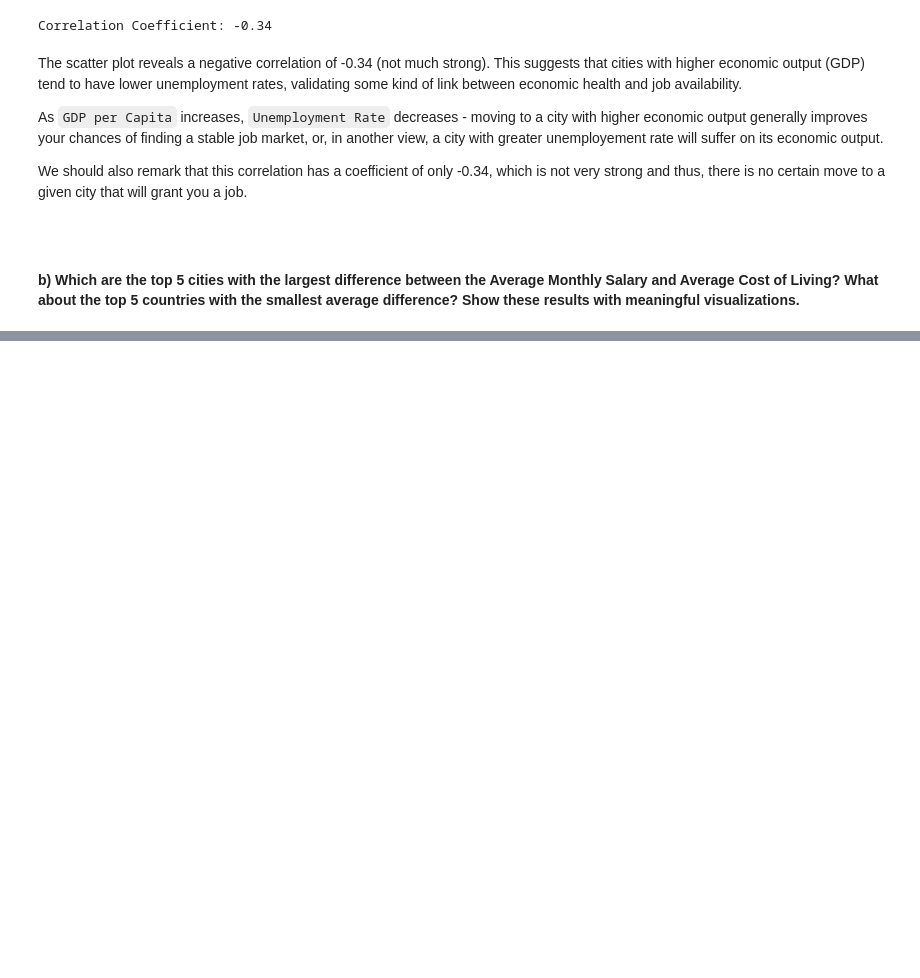
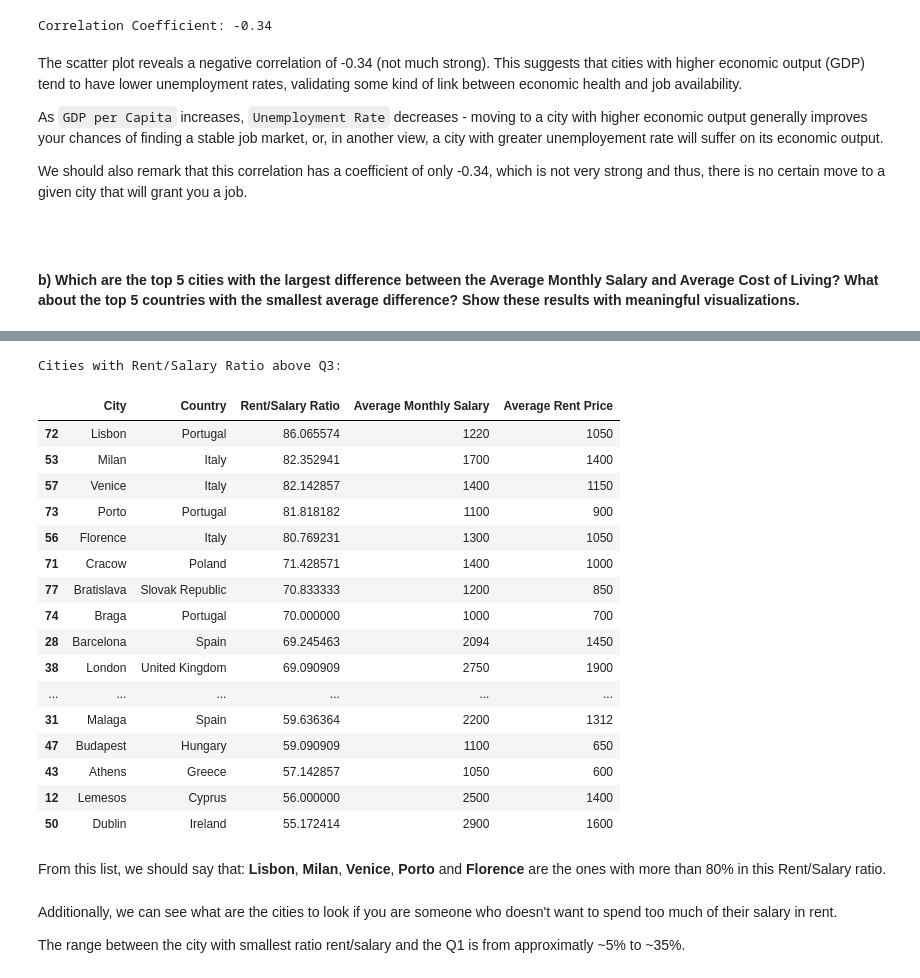
Before and after one commit to gugaffranco/ProgrammingForDataScienceG825, a Jupyter notebook: Data_Exploration.ipynb, the cells around one changed output, grey strips where cells are left out. Drawn from its saved outputs; the diff is of its cells as text; code cells hidden in the pictures; blank space fills up the shorter version.

```diff
--- a/Data_Exploration.ipynb
+++ b/Data_Exploration.ipynb
@@ -1961,0 +2276,31 @@ print(top_5_cities_savings)
+# %%
+p75 = rsr_df['Rent/Salary Ratio'].quantile(0.75)
+# %%
+high_rent_cities = rsr_df[['City', 'Country','Rent/Salary Ratio', 'Average Monthly Salary', 'Average Rent Price']][rsr_df['Rent/Salary Ratio'] > p75]
+high_rent_cities = high_rent_cities.sort_values(by='Rent/Salary Ratio', ascending=False)
+print('Cities with Rent/Salary Ratio above Q3:')
+high_rent_cities
+# %% [output]
+Cities with Rent/Salary Ratio above Q3:
+|  | City | Country | Rent/Salary Ratio | Average Monthly Salary | Average Rent Price |
+| 72 | Lisbon | Portugal | 86.065574 | 1220 | 1050 |
+| 53 | Milan | Italy | 82.352941 | 1700 | 1400 |
+| 57 | Venice | Italy | 82.142857 | 1400 | 1150 |
+| 73 | Porto | Portugal | 81.818182 | 1100 | 900 |
+| 56 | Florence | Italy | 80.769231 | 1300 | 1050 |
+| 71 | Cracow | Poland | 71.428571 | 1400 | 1000 |
+| 77 | Bratislava | Slovak Republic | 70.833333 | 1200 | 850 |
+| 74 | Braga | Portugal | 70.000000 | 1000 | 700 |
+| 28 | Barcelona | Spain | 69.245463 | 2094 | 1450 |
+| 38 | London | United Kingdom | 69.090909 | 2750 | 1900 |
+| ... | ... | ... | ... | ... | ... |
+| 31 | Malaga | Spain | 59.636364 | 2200 | 1312 |
+| 47 | Budapest | Hungary | 59.090909 | 1100 | 650 |
+| 43 | Athens | Greece | 57.142857 | 1050 | 600 |
+| 12 | Lemesos | Cyprus | 56.000000 | 2500 | 1400 |
+| 50 | Dublin | Ireland | 55.172414 | 2900 | 1600 |
+# %% [markdown]
+<p>From this list, we should say that: <b>Lisbon</b>, <b>Milan</b>, <b>Venice</b>, <b>Porto</b> and <b>Florence</b> are the ones with more than 80% in this Rent/Salary ratio.</p>
+# %% [markdown]
+<p>Additionally, we can see what are the cities to look if you are someone who doesn't want to spend too much of their salary in rent.</p>
+<p>The range between the city with smallest ratio rent/salary and the Q1 is from approximatly ~5% to ~35%.</p>
```
Also changed, not shown: parts of 66 cells of this notebook.
